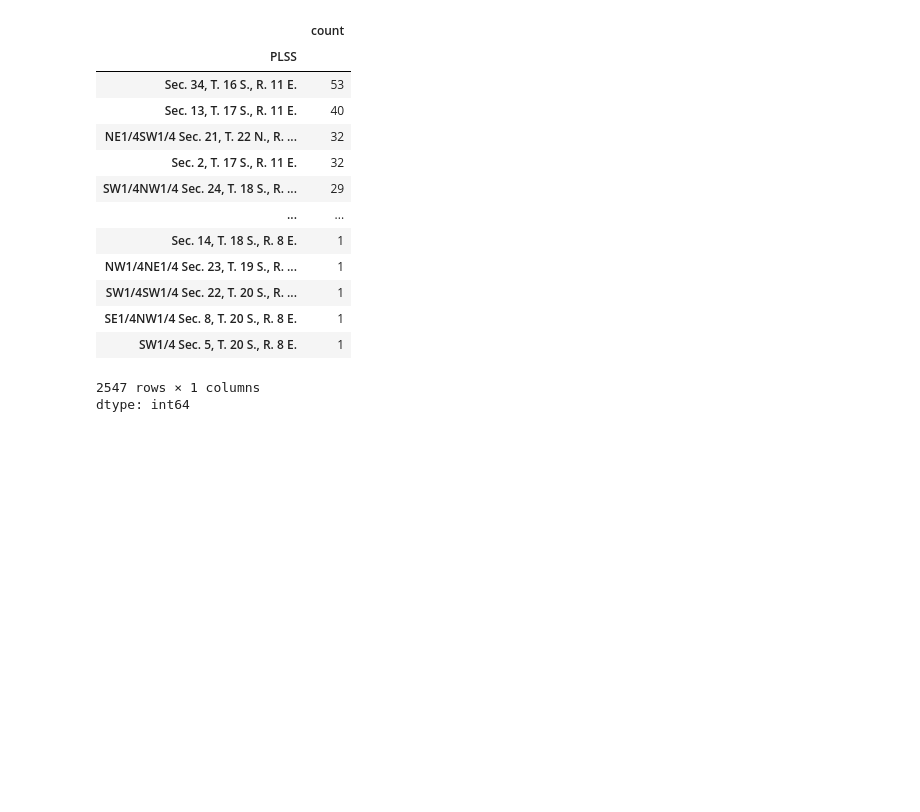
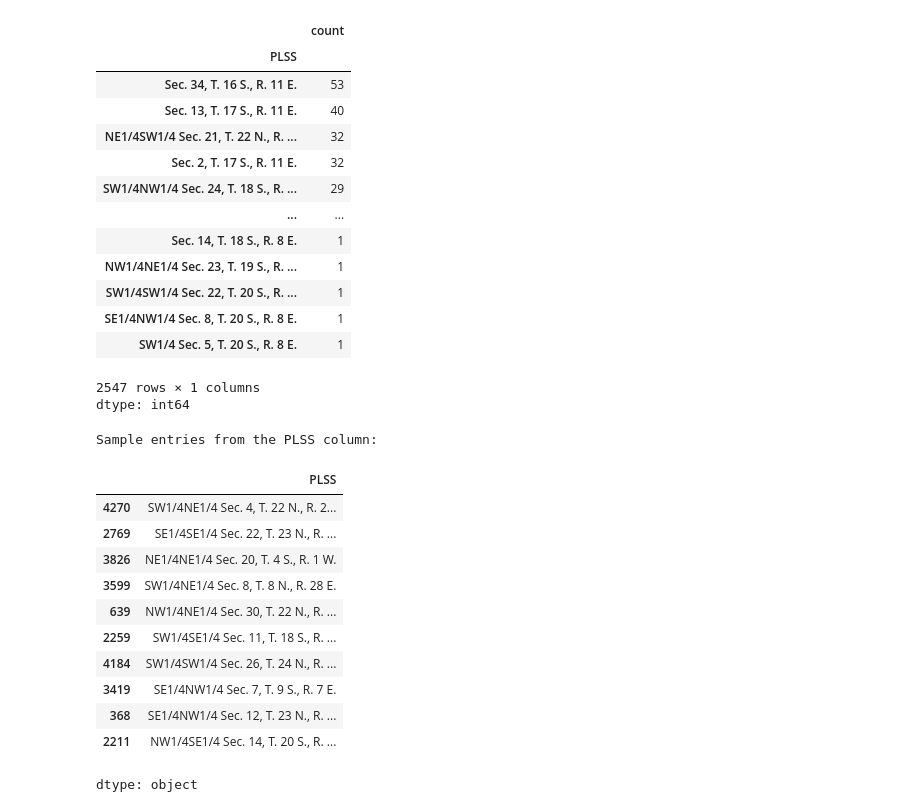
Before and after one commit to pallmallking/ALminerals, a Jupyter notebook: ALminerals.ipynb, the cells around one changed output. Saved outputs shown, nothing was run; the diff lists cells and outputs as text; code cells hidden in the pictures; blank space fills up the shorter version.

```diff
--- a/ALminerals.ipynb
+++ b/ALminerals.ipynb
@@ -222,3 +222,20 @@ Unique values and their counts in the PLSS column:
 | SW1/4 Sec. 5, T. 20 S., R. 8 E. | 1 |
 2547 rows × 1 columns
 dtype: int64
+# %%
+print("Sample entries from the PLSS column:")
+display(df['PLSS'].sample(10))
+# %% [output]
+Sample entries from the PLSS column:
+|  | PLSS |
+| 4270 | SW1/4NE1/4 Sec. 4, T. 22 N., R. 2... |
+| 2769 | SE1/4SE1/4 Sec. 22, T. 23 N., R. ... |
+| 3826 | NE1/4NE1/4 Sec. 20, T. 4 S., R. 1 W. |
+| 3599 | SW1/4NE1/4 Sec. 8, T. 8 N., R. 28 E. |
+| 639 | NW1/4NE1/4 Sec. 30, T. 22 N., R. ... |
+| 2259 | SW1/4SE1/4 Sec. 11, T. 18 S., R. ... |
+| 4184 | SW1/4SW1/4 Sec. 26, T. 24 N., R. ... |
+| 3419 | SE1/4NW1/4 Sec. 7, T. 9 S., R. 7 E. |
+| 368 | SE1/4NW1/4 Sec. 12, T. 23 N., R. ... |
+| 2211 | NW1/4SE1/4 Sec. 14, T. 20 S., R. ... |
+dtype: object
```
Also changed, not shown: parts of 4 cells of this notebook.
